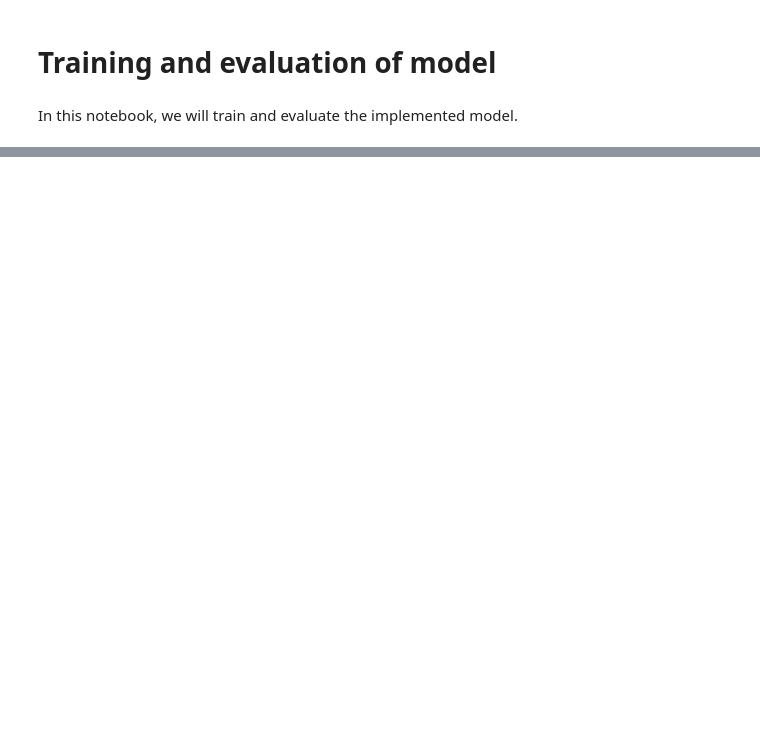
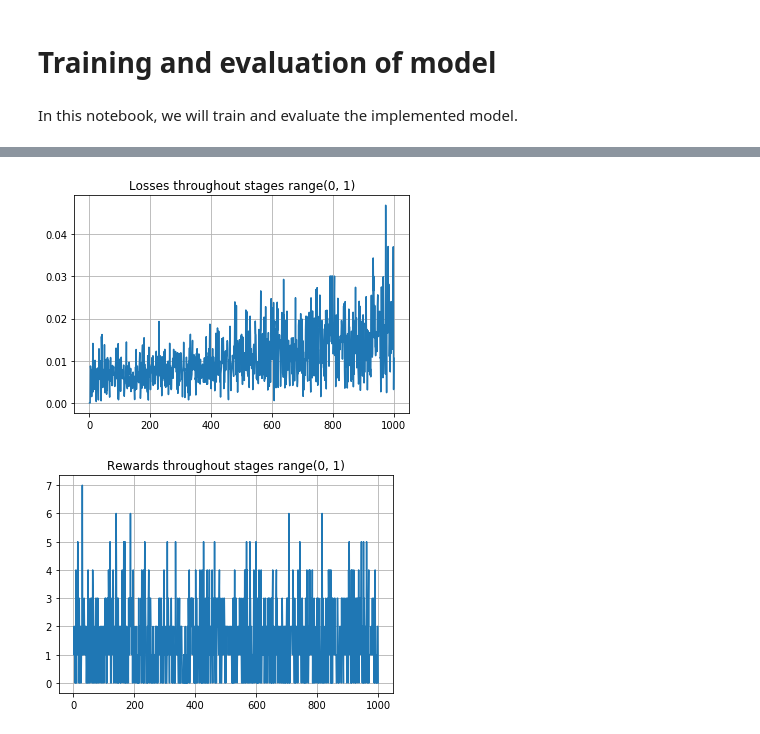
Before and after one commit to rumaak/dqn_implementation, a Jupyter notebook: notebooks/training_evaluation.ipynb, the cells around one changed output, grey strips where cells are left out. Drawn from its saved outputs; the diff is of its cells as text; code cells hidden in the pictures; blank space fills up the shorter version.

```diff
--- a/notebooks/training_evaluation.ipynb
+++ b/notebooks/training_evaluation.ipynb
@@ -215,2 +38,19 @@ Training stages with learning rate = 25e-7 seem to be the best, as the loss seem
+# %%
+env = gym.make('Breakout-v0')
+
+hyperparameters = {
+    "replay_memory_size": 20_000 + 1,
+    "stacked_frames": 4,
+    "env": env,
+    "action_count": env.action_space.n,
+    "replay_start_size": 1000 + 1,
+    "action_repeat": 4,
+    "update_frequency": 4,
+    "noop_max": 30,
+    "scaling_factor": 0.99,
+    "network_update_frequency": 5_000,
+    "models_directory": "../models/",
+    "device": torch.device('cuda')
+}
 # %%
 dqn_predictor = Predictor(**hyperparameters)
@@ -219,0 +104,6 @@ dqn_model = DQN(action_count=4)
+# %%
+dqn_predictor.plot_losses(stages = range(0, 1), title = f"Losses throughout stages range(0, 1)")
+dqn_predictor.plot_rewards(stages = range(0, 1), title = f"Rewards throughout stages range(0, 1)")
+# %% [output]
+[figure, added]
+[figure, added]
```
Also changed, not shown: parts of 40 cells of this notebook, 4 other files.
